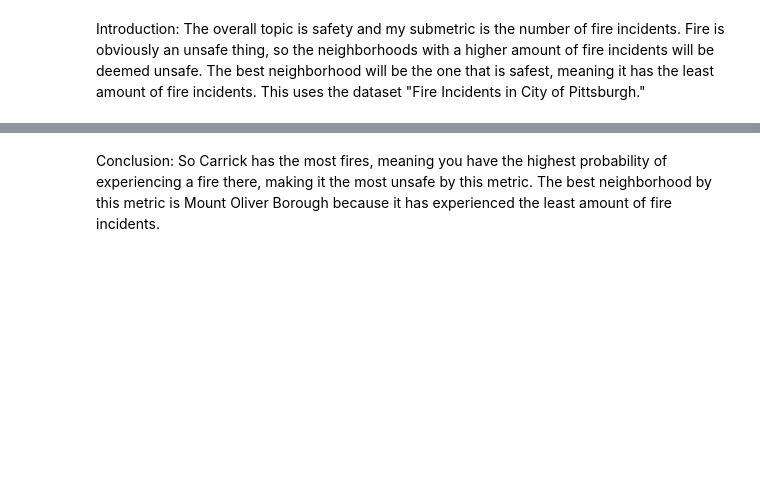
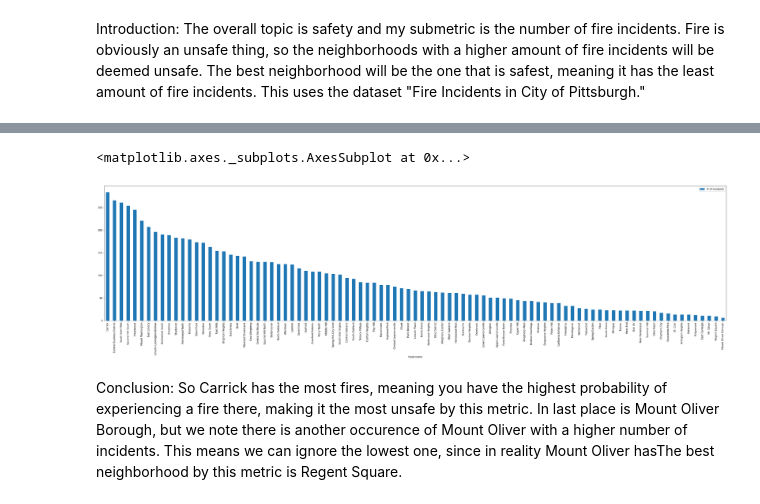
Before and after one commit to jreed2023/FinalProject, a Jupyter notebook: fire.ipynb, the cells around one changed output, grey strips where cells are left out. Cells and saved outputs as stored; diff of their text form; code cells hidden in the pictures; blank space fills up the shorter version.

```diff
--- a/fire.ipynb
+++ b/fire.ipynb
@@ -38,0 +8,4 @@ fire_data['neighborhood'].value_counts().plot.bar(figsize=(45,10))
+# %%
+df_fire_frame = fire_data['neighborhood'].value_counts().reset_index()
+df_fire_frame.columns = ['hood name', '# of incidents']
+df_fire_frame
@@ -39,2 +26,7 @@ fire_data['neighborhood'].value_counts().plot.bar(figsize=(45,10))
+# %%
+df_fire_frame.sort_values(by = '# of incidents', ascending = False).plot.bar(x = 'hood name', figsize=(45,10))
+# %% [output]
+<matplotlib.axes._subplots.AxesSubplot at 0x...>
+[figure, added]
 # %% [markdown]
-Conclusion: So Carrick has the most fires, meaning you have the highest probability of experiencing a fire there, making it the most unsafe by this metric. The best neighborhood by this metric is Mount Oliver Borough because it has experienced the least amount of fire incidents.
+Conclusion: So Carrick has the most fires, meaning you have the highest probability of experiencing a fire there, making it the most unsafe by this metric. In last place is Mount Oliver Borough, but we note there is another occurence of Mount Oliver with a higher number of incidents. This means we can ignore the lowest one, since in reality Mount Oliver hasThe best neighborhood by this metric is Regent Square.
```
Also changed, not shown: parts of 6 cells of this notebook.
